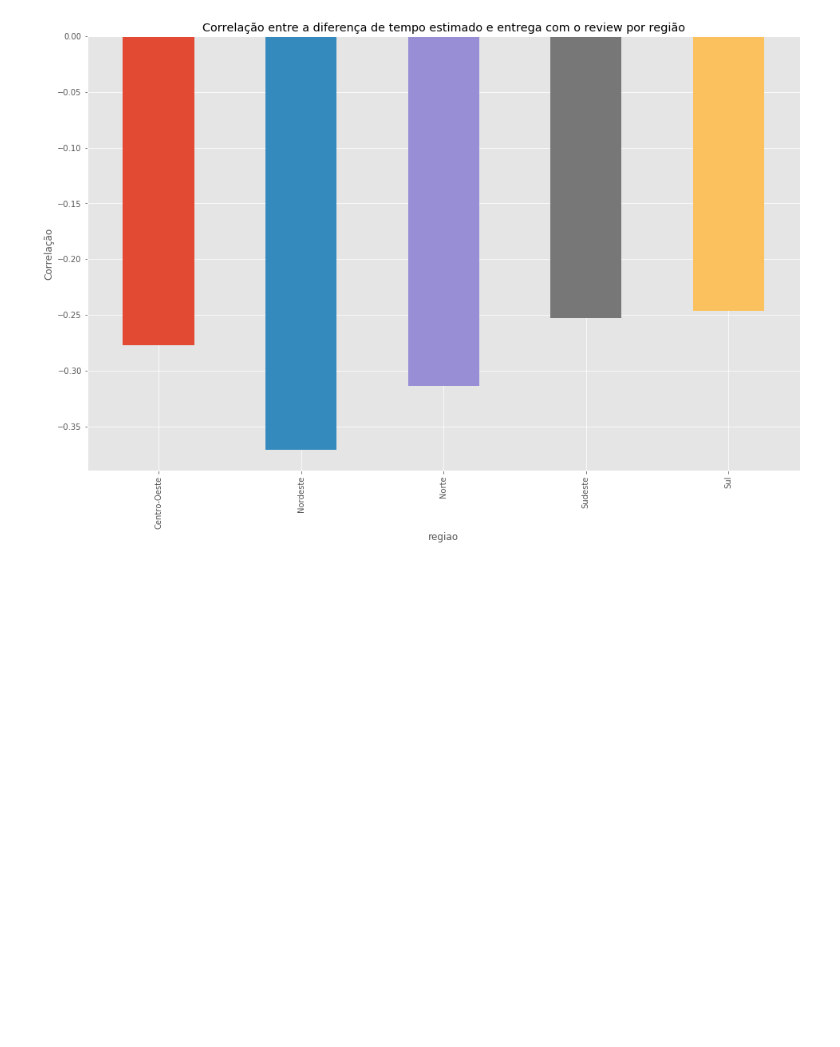
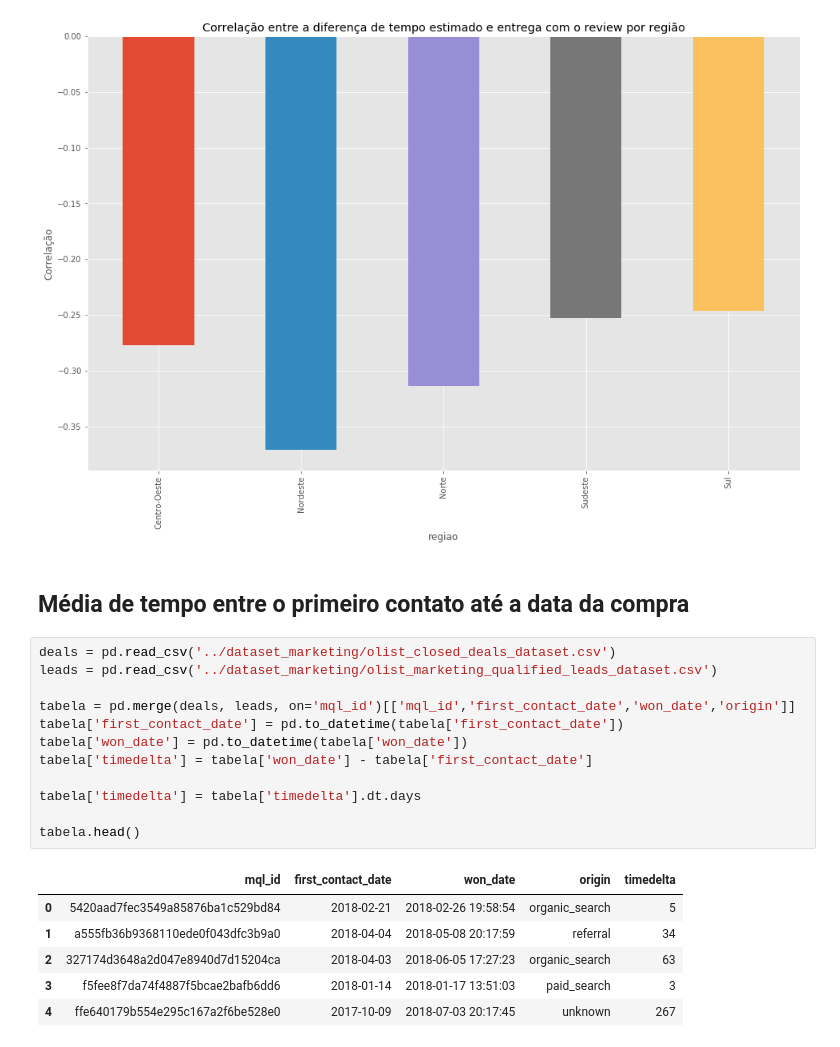
Before and after one commit to Crissky/brazilian-ecommerce, a Jupyter notebook: Notebooks/GERAL.ipynb, the cells around one changed output. Saved outputs shown, nothing was run; the diff lists cells and outputs as text; blank space fills up the shorter version.

```diff
--- a/Notebooks/GERAL.ipynb
+++ b/Notebooks/GERAL.ipynb
@@ -674,3 +674,24 @@ resultado.groupby(['regiao'])['review_score'].median().plot(kind='bar')
 # %% [output]
 <matplotlib.axes._subplots.AxesSubplot at 0x...>
 [figure]
+# %% [markdown]
+## Média de tempo entre o primeiro contato até a data da compra
+# %%
+deals = pd.read_csv('../dataset_marketing/olist_closed_deals_dataset.csv')
+leads = pd.read_csv('../dataset_marketing/olist_marketing_qualified_leads_dataset.csv')
+
+tabela = pd.merge(deals, leads, on='mql_id')[['mql_id','first_contact_date','won_date','origin']]
+tabela['first_contact_date'] = pd.to_datetime(tabela['first_contact_date'])
+tabela['won_date'] = pd.to_datetime(tabela['won_date'])
+tabela['timedelta'] = tabela['won_date'] - tabela['first_contact_date']
+
+tabela['timedelta'] = tabela['timedelta'].dt.days
+
+tabela.head()
+# %% [output]
+|  | mql_id | first_contact_date | won_date | origin | timedelta |
+| 0 | 5420aad7fec3549a85876ba1c529bd84 | 2018-02-21 | 2018-02-26 19:58:54 | organic_search | 5 |
+| 1 | a555fb36b9368110ede0f043dfc3b9a0 | 2018-04-04 | 2018-05-08 20:17:59 | referral | 34 |
+| 2 | 327174d3648a2d047e8940d7d15204ca | 2018-04-03 | 2018-06-05 17:27:23 | organic_search | 63 |
+| 3 | f5fee8f7da74f4887f5bcae2bafb6dd6 | 2018-01-14 | 2018-01-17 13:51:03 | paid_search | 3 |
+| 4 | ffe640179b554e295c167a2f6be528e0 | 2017-10-09 | 2018-07-03 20:17:45 | unknown | 267 |
```
Also changed, not shown: parts of 4 cells of this notebook.
